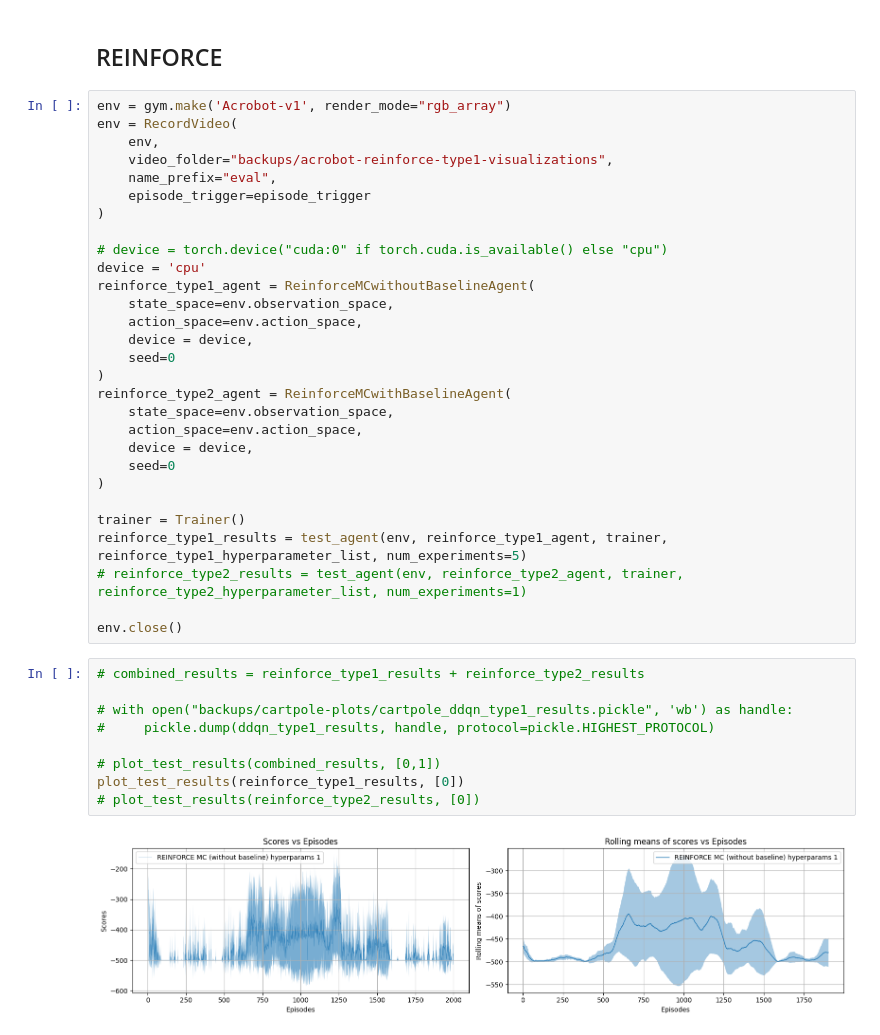
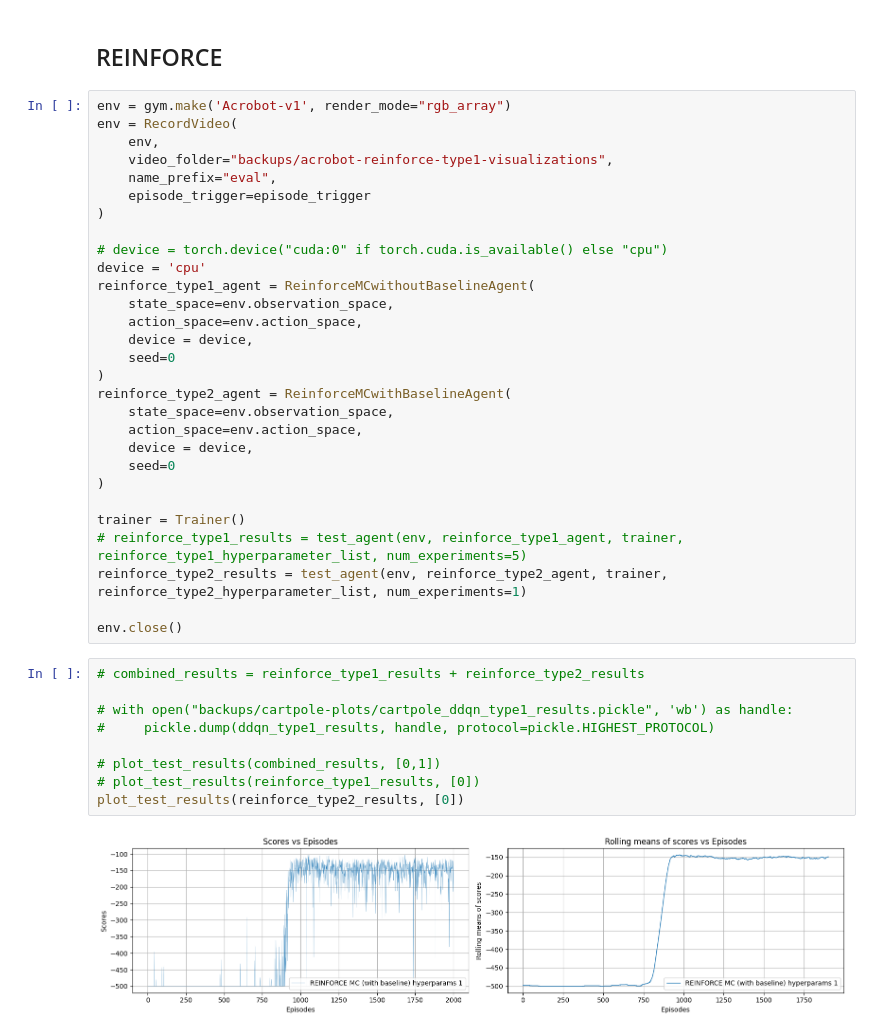
Before and after one commit to JG-0212/DA6400_RL_PA2, a Jupyter notebook: acrobot_train.ipynb, the cells around one changed output. Drawn from its saved outputs; the diff is of its cells as text.

```diff
--- a/acrobot_train.ipynb
+++ b/acrobot_train.ipynb
@@ -149,18 +63,18 @@ reinforce_type2_agent = ReinforceMCwithBaselineAgent(
 )
 
 trainer = Trainer()
-reinforce_type1_results = test_agent(env, reinforce_type1_agent, trainer, reinforce_type1_hyperparameter_list, num_experiments=5)
-# reinforce_type2_results = test_agent(env, reinforce_type2_agent, trainer, reinforce_type2_hyperparameter_list, num_experiments=1)
+# reinforce_type1_results = test_agent(env, reinforce_type1_agent, trainer, reinforce_type1_hyperparameter_list, num_experiments=5)
+reinforce_type2_results = test_agent(env, reinforce_type2_agent, trainer, reinforce_type2_hyperparameter_list, num_experiments=1)
 
 env.close()
 # %%
 # combined_results = reinforce_type1_results + reinforce_type2_results
 
 # with open("backups/cartpole-plots/cartpole_ddqn_type1_results.pickle", 'wb') as handle:
 #     pickle.dump(ddqn_type1_results, handle, protocol=pickle.HIGHEST_PROTOCOL)
 
 # plot_test_results(combined_results, [0,1])
-plot_test_results(reinforce_type1_results, [0])
-# plot_test_results(reinforce_type2_results, [0])
+# plot_test_results(reinforce_type1_results, [0])
+plot_test_results(reinforce_type2_results, [0])
 # %% [output]
-[figure, old version]
+[figure, new version]
```
Also changed, not shown: parts of 5 cells of this notebook, 1 other file.
